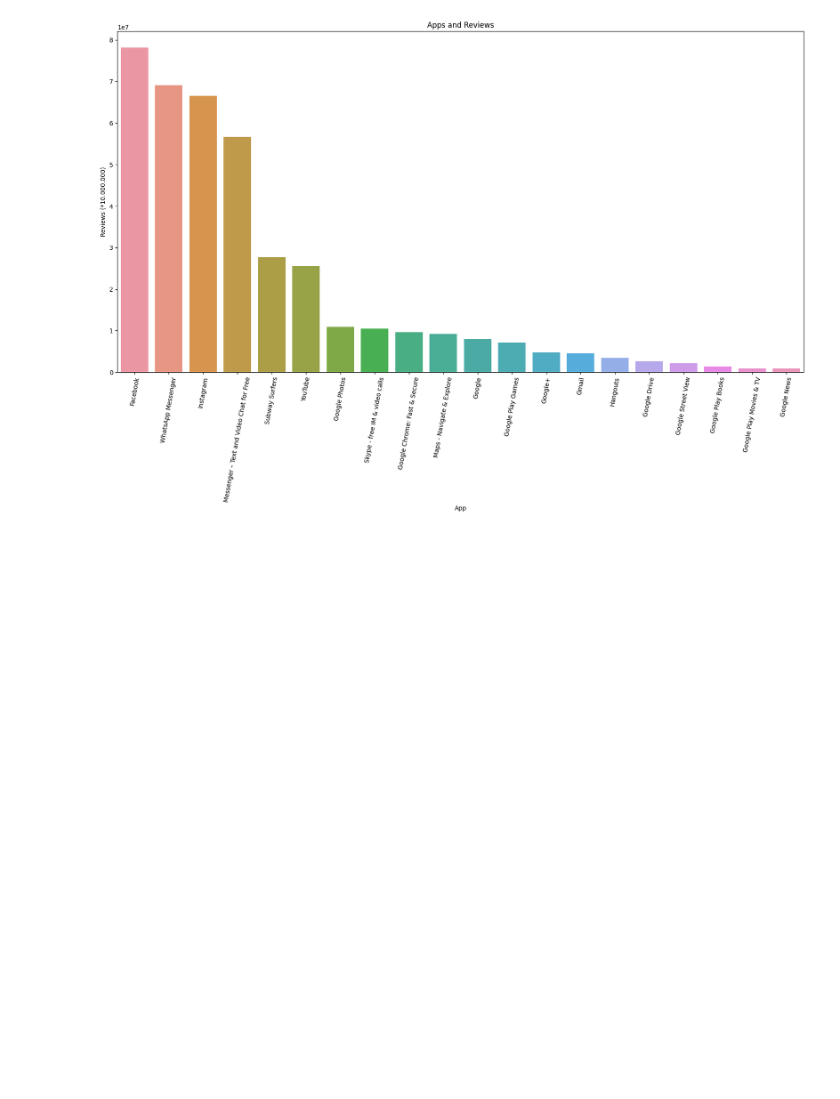
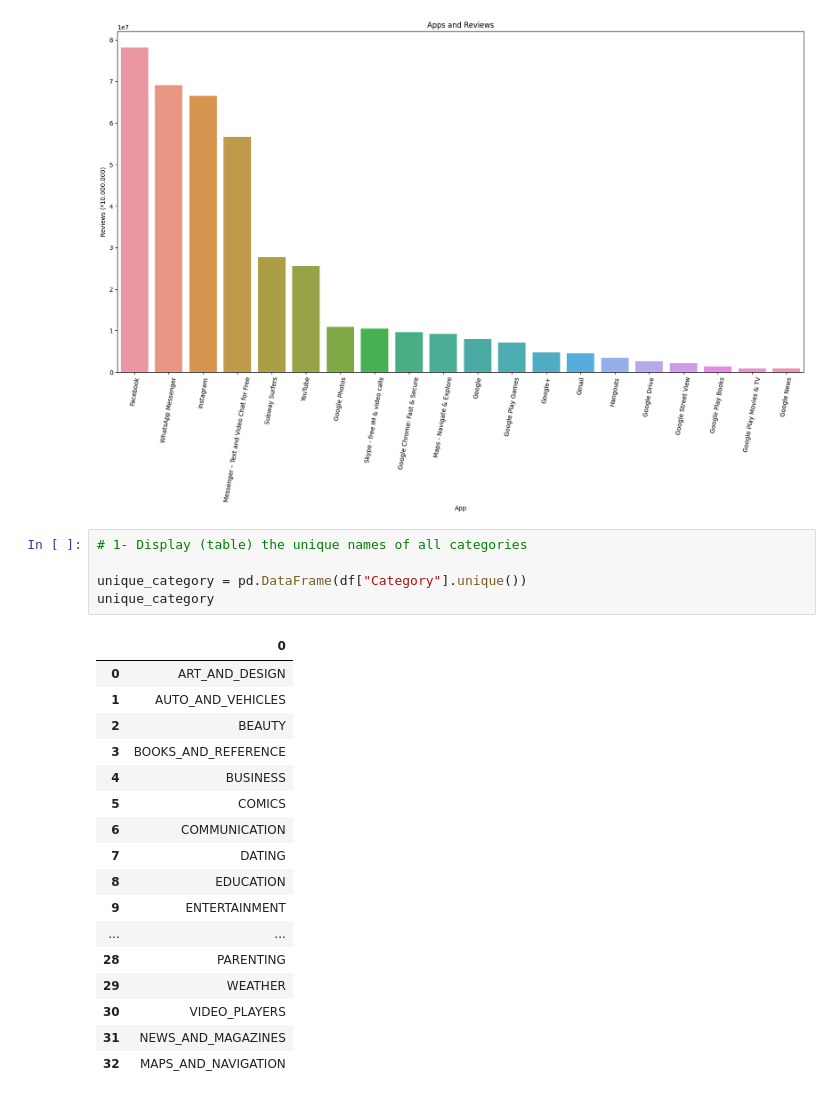
Before and after one commit to CKORKMAZZ/Team_Project_Develhope, a Jupyter notebook: data_cleaning/code.ipynb, the cells around one changed output. Saved outputs shown, nothing was run; the diff lists cells and outputs as text; blank space fills up the shorter version.

```diff
--- a/data_cleaning/code.ipynb
+++ b/data_cleaning/code.ipynb
@@ -299,3 +299,26 @@ plt.title("Apps and Reviews")
 plt.show()
 # %% [output]
 [figure]
+# %%
+# 1- Display (table) the unique names of all categories
+
+unique_category = pd.DataFrame(df["Category"].unique())
+unique_category
+# %% [output]
+|  | 0 |
+| 0 | ART_AND_DESIGN |
+| 1 | AUTO_AND_VEHICLES |
+| 2 | BEAUTY |
+| 3 | BOOKS_AND_REFERENCE |
+| 4 | BUSINESS |
+| 5 | COMICS |
+| 6 | COMMUNICATION |
+| 7 | DATING |
+| 8 | EDUCATION |
+| 9 | ENTERTAINMENT |
+| ... | ... |
+| 28 | PARENTING |
+| 29 | WEATHER |
+| 30 | VIDEO_PLAYERS |
+| 31 | NEWS_AND_MAGAZINES |
+| 32 | MAPS_AND_NAVIGATION |
```
Also changed, not shown: parts of 2 cells of this notebook.
